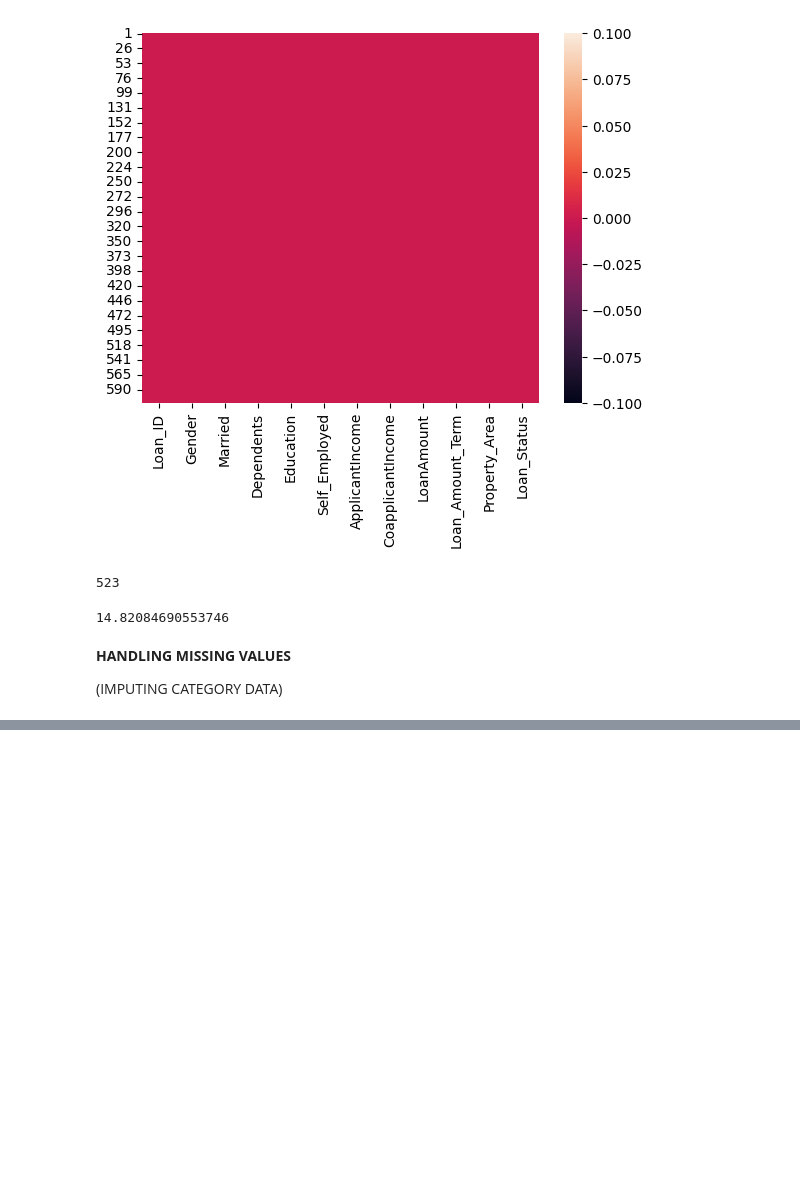
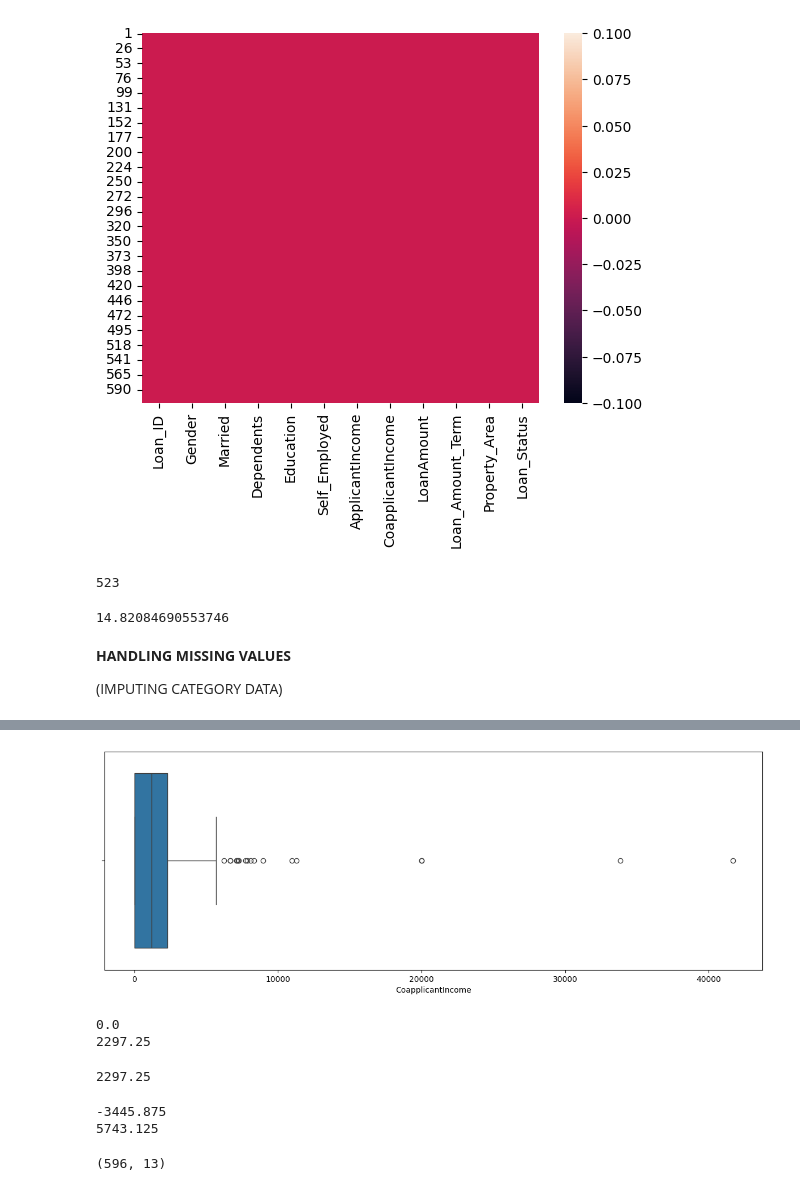
Before and after one commit to sanskar-choukse/DataAnalysis, a Jupyter notebook: Exploratory Data Analysis/4.0-Loan dataset EDA.ipynb, the cells around one changed output, grey strips where cells are left out. Drawn from its saved outputs; the diff is of its cells as text; code cells hidden in the pictures; blank space fills up the shorter version.

```diff
--- a/Exploratory Data Analysis/4.0-Loan dataset EDA.ipynb
+++ b/Exploratory Data Analysis/4.0-Loan dataset EDA.ipynb
@@ -173,0 +754,3 @@ df.isnull().sum()
+# %%
+df=pd.read_csv('loan.csv')
+df
@@ -173,0 +783,29 @@ df.isnull().sum()
+# %%
+plt.figure(figsize=(15,5))
+sns.boxplot(x='CoapplicantIncome',data=df)
+plt.show()
+# %% [output]
+[figure, added]
+# %%
+q1=df['CoapplicantIncome'].quantile(0.25)
+q3=df['CoapplicantIncome'].quantile(0.75)
+print(q1)
+print(q3)
+
+# Directly q1andq3 answer show in df.describe()
+# %% [output]
+0.0
+2297.25
+# %%
+IQR=q3-q1
+print(IQR)
+# %% [output]
+2297.25
+# %%
+min_range=q1-(1.5*IQR)
+max_range=q3+(1.5*IQR)
+print(min_range)
+print(max_range)
+# %% [output]
+-3445.875
+5743.125
@@ -173,0 +814,4 @@ df.isnull().sum()
+# %%
+new_dataset.shape
+# %% [output]
+(596, 13)
```
Also changed, not shown: parts of 160 cells of this notebook, 3 other files.
